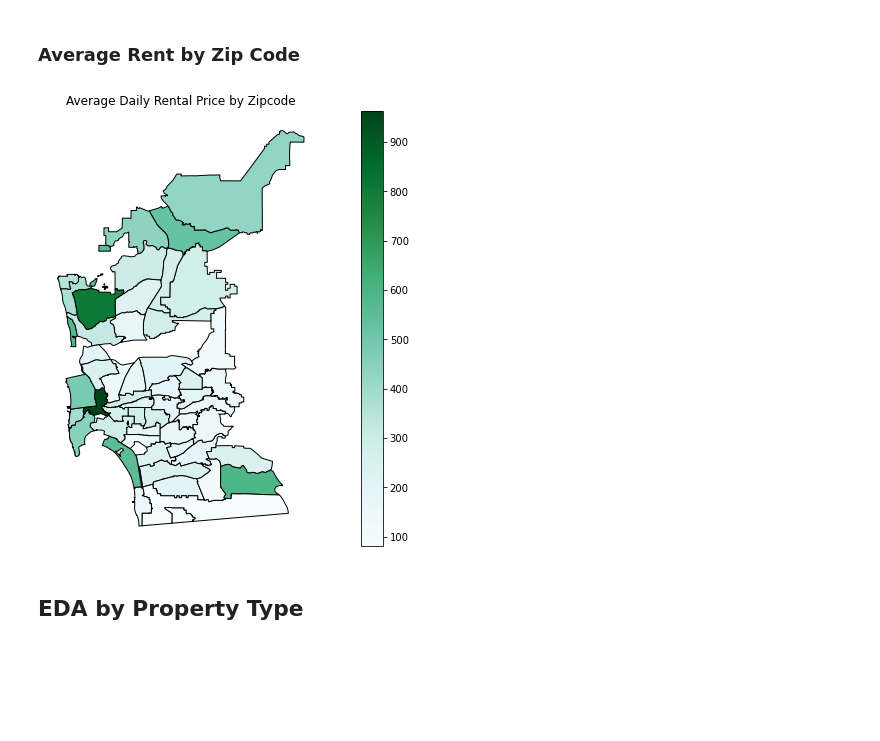
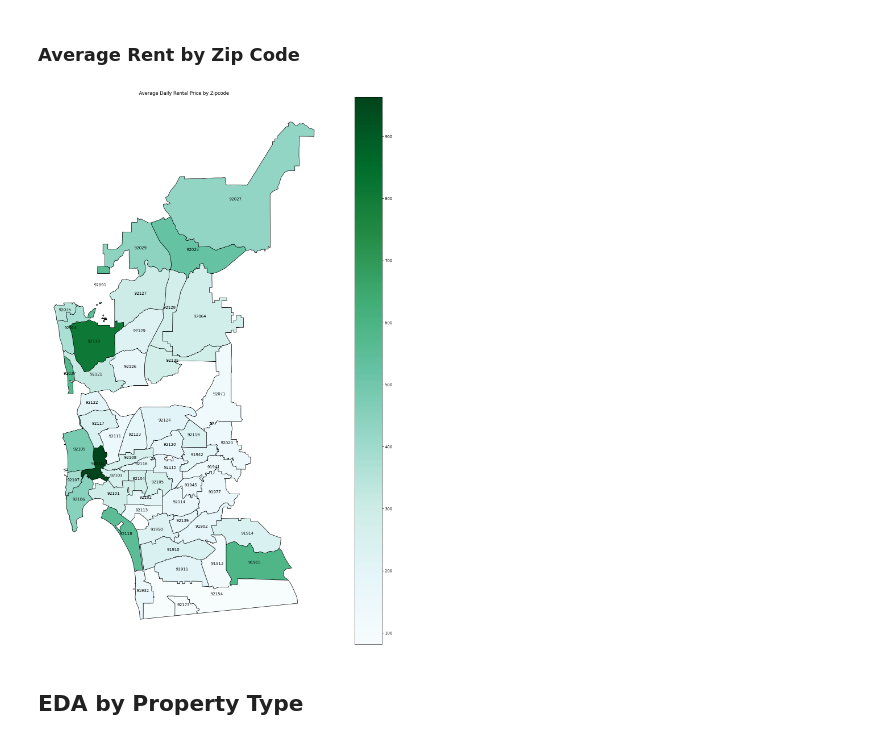
Before and after one commit to nlee98/ADS-599_Capstone_Project, a Jupyter notebook: Code Library/Data_Exploration.ipynb, the cells around one changed output. Cells and saved outputs as stored; diff of their text form; code cells hidden in the pictures; blank space fills up the shorter version.

```diff
--- a/Code Library/Data_Exploration.ipynb
+++ b/Code Library/Data_Exploration.ipynb
@@ -488,22 +483,25 @@ NOTE: I think adding dots may make the map look a bit busy without giving us muc
 # %%
-# Lets try geopandas instead
-import geopandas
+# Change median income column to a float data type for chloropleth
+median_income_df["Median income (dollars)"] = median_income_df[
+    "Median income (dollars)"].str.replace(',', '').astype(float)
 
-# Need to fix the median income column to make chloropleth
-median_income_df['Median income (dollars)']
-median_income_df['Median income (dollars)'] = median_income_df['Median income (dollars)'].str.replace(',', '').astype(float)
-
-# Source - https://sdgis-sandag.opendata.arcgis.com/datasets/SANDAG::zip-code/explore?location=32.916477%2C-114.604036%2C8.00
+# Read in geojson file
 SD_zip_shapes = geopandas.read_file("../Data/SDZips.geojson")
 
 # Join the zipcodes we need
-median_income_df['zipcode'] = pd.to_numeric(median_income_df['zipcode'])
-SD_gdf = median_income_df.merge(SD_zip_shapes, left_on='zipcode', right_on = 'ZIP', how='left')
+median_income_df["zipcode"] = pd.to_numeric(median_income_df["zipcode"])
+SD_gdf = median_income_df.merge(
+    SD_zip_shapes, left_on = "zipcode",
+    right_on = "ZIP", how = "left"
+)
 
 # Had a few duplicate zipcodes from the geojson, we'll drop them
-SD_gdf = SD_gdf.drop_duplicates(subset=['zipcode'])
+SD_gdf = SD_gdf.drop_duplicates(subset = ["zipcode"])
 
 # Finish geodataframe
-SD_gdf_income = geopandas.GeoDataFrame(SD_gdf['Median income (dollars)'], geometry=SD_gdf.geometry)
+SD_gdf_income = geopandas.GeoDataFrame(
+    SD_gdf["Median income (dollars)"],
+    geometry=SD_gdf.geometry
+    )
 # %%
 # Plot our map
@@ -557,10 +524,21 @@ rent_zip_gdf = geopandas.GeoDataFrame(rent_zip['price'], geometry=rent_zip['geom
 # %%
-# Plot our map
-rent_zip_gdf.plot(column="price", cmap = 'BuGn', edgecolor = 'k', legend = True, figsize=(16,8))
+# Plot average rent by zip code
+rent_map = rent_zip_gdf.plot(
+    column = "price", cmap = "BuGn",
+    edgecolor = "k", legend = True,
+    figsize=(25,25)
+)
+
+# Label areas with zipcode
+rent_zip.apply(lambda x: rent_map.annotate(
+    text = x["zipcode"],
+    xy = x.geometry.centroid.coords[0],
+    ha = "center"), axis=1)
+
 plt.title("Average Daily Rental Price by Zipcode")
 plt.axis('off');
 # %% [output]
-[figure, old version]
+[figure, new version]
 # %% [markdown]
 ## EDA by Property Type
 # %% [markdown]
```
Also changed, not shown: parts of 25 cells of this notebook.
